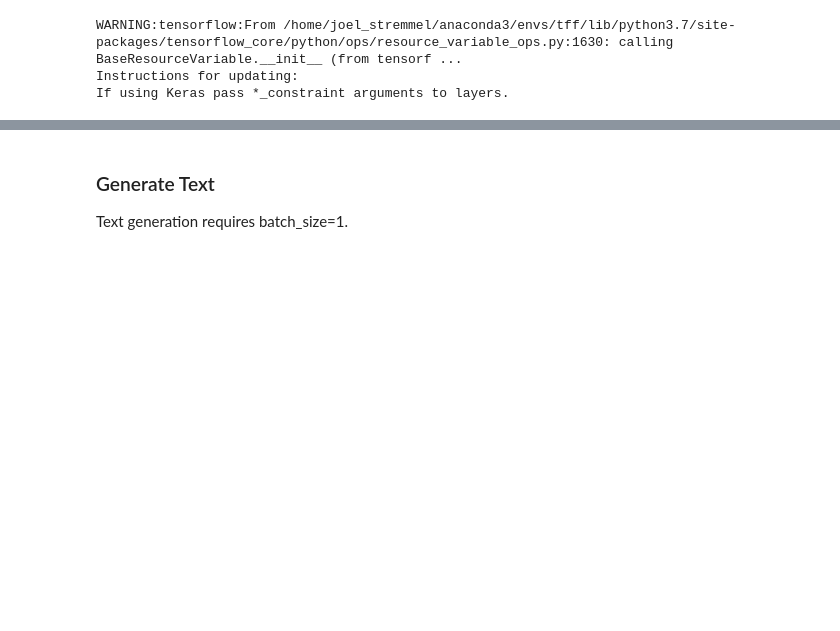
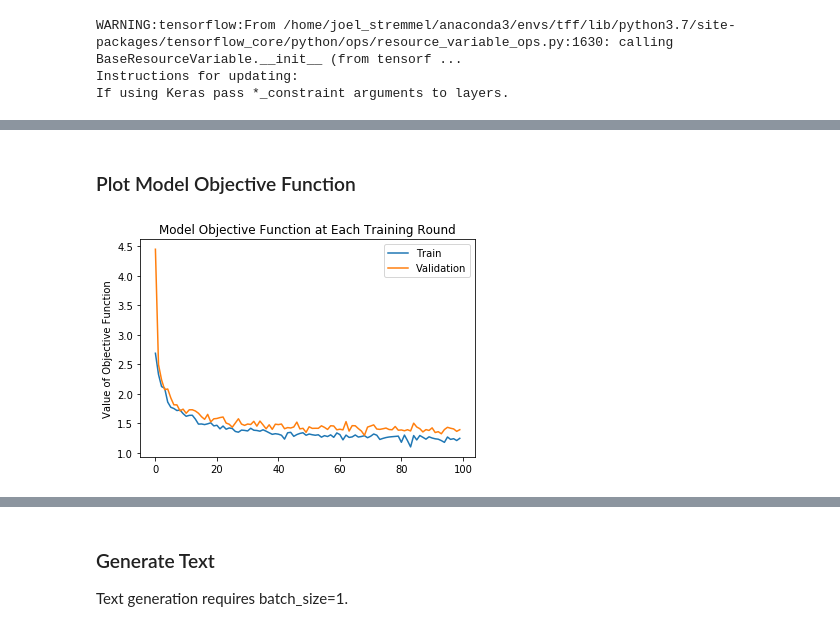
Before and after one commit to federated-learning-experiments/fl-text-models, a Jupyter notebook: local_gpu_training/federated_stack_overflow_text_generation.ipynb, the cells around one changed output, grey strips where cells are left out. Drawn from its saved outputs; the diff is of its cells as text; code cells hidden in the pictures; blank space fills up the shorter version.

Commit message:
move client sampling inside loop and make notebook look pretty

```diff
--- a/local_gpu_training/federated_stack_overflow_text_generation.ipynb
+++ b/local_gpu_training/federated_stack_overflow_text_generation.ipynb
@@ -504,8 +396,6 @@ test_dataset = functools.reduce(lambda d1, d2: d1.concatenate(d2),
 if six.PY3:
     tff.framework.set_default_executor(tff.framework.create_local_executor())
 # %%
-NUM_ROUNDS = 20
-
 # The state of the FL server, containing the model and optimization state.
 state = fed_avg.initialize()
 
@@ -514,15 +404,3 @@ state = tff.learning.state_with_new_model_weights(
     trainable_weights=[v.numpy() for v in keras_model.trainable_weights],
     non_trainable_weights=[v.numpy() for v in keras_model.non_trainable_weights]
 )
-
-def keras_evaluate(state, round_num):
-    tff.learning.assign_weights_to_keras_model(keras_model, state.model)
-    print('Evaluating before training round', round_num)
-    keras_model.evaluate(val_dataset, steps=2)
-
-for round_num in range(NUM_ROUNDS):
-    keras_evaluate(state, round_num)
-    state, metrics = fed_avg.next(state, train_datasets)
-    print('Training metrics: ', metrics)
-
-keras_evaluate(state, NUM_ROUNDS + 1)
@@ -546,0 +409,22 @@ Evaluating before training round 21
+# %%
+NUM_ROUNDS = 100
+
+for round_num in range(NUM_ROUNDS):
+
+    # Examine validation metrics
+    print(f'Evaluating before training round #{round_num} on {NUM_VAL_CLIENTS} clients.')
+    keras_evaluate(keras_model, state, val_dataset)
+
+    # Sample train clients to create a train dataset
+    print(f'Sampling {NUM_TRAIN_CLIENTS} new clients.')
+    train_clients = get_sample_clients(train_data, num_clients=NUM_TRAIN_CLIENTS)
+    train_datasets = [preprocess_data_for_client(client, train_data) for client in train_clients]
+
+    # Apply federated training round
+    print('Applying federated training round.')
+    state, metrics = fed_avg.next(state, train_datasets)
+
+    # Examine training metrics
+    print(f'Training metrics - loss: {metrics[1]:4.4f}; accuracy: {metrics[0]:4.4f}')
+    train_loss.append(metrics[1])
+    train_accuracy.append(metrics[0])
@@ -546,0 +452,13 @@ Evaluating before training round 21
+# %% [markdown]
+### Plot Model Objective Function
+# %%
+fig, ax = plt.subplots()
+x_axis = range(0, NUM_ROUNDS)
+ax.plot(x_axis, train_loss, label='Train')
+ax.plot(x_axis, val_loss, label='Validation')
+ax.legend(loc='best')
+plt.ylabel('Value of Objective Function')
+plt.title('Model Objective Function at Each Training Round')
+plt.show()
+# %% [output]
+[figure, added]
```
Also changed, not shown: parts of 80 cells of this notebook, 3 other files.
